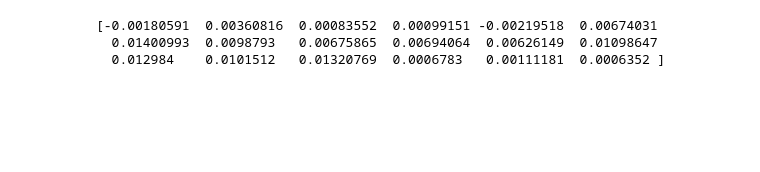
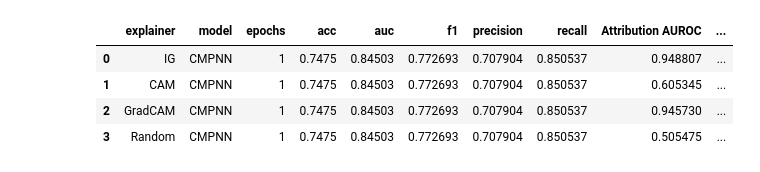
Before and after one commit to helipajari/mpp-comp-suff, a Jupyter notebook: Examples/Comprehensiveness_Sufficiency.ipynb, the cells around one changed output. Cells and saved outputs as stored; diff of their text form; code cells hidden in the pictures; blank space fills up the shorter version.

Commit message:
Comments for comp and suff notebook

```diff
--- a/Examples/Comprehensiveness_Sufficiency.ipynb
+++ b/Examples/Comprehensiveness_Sufficiency.ipynb
@@ -76,14 +99,5 @@ CMPNN
 # %%
-# output directory for trained model and explanations
-OUTPUT_DIR = f'../Outputs/Experiment' # /{datetime.now().strftime("%Y%m%d_%H%M%S")}
-# OUTPUT_DIR = '../Outputs' # original output path, overwrites results
-
-# output the explanations (optionally model) here
-output_dir = Path(OUTPUT_DIR)
-
-# use this model, else train a new one
-MODELPATH = '../Outputs/20240524_164403/CMPNN_Benzene_explainer/CMPNN.pt'
-if MODELPATH is None:
-    MODELPATH = os.path.join(OUTPUT_DIR, f"{MODEL}_{DATASET}_explainer", f"{MODEL}.pt")
-
-os.makedirs(OUTPUT_DIR, exist_ok=True)
+config_file = '../MolRep/Configs/config_{}.yml'.format(MODEL)
+model_configurations = Grid(config_file)
+model_configuration = Config(**model_configurations[0])
+dataset_configuration = DatasetConfig(DATASET, data_dict=data_stats)
@@ -186,26 +215,35 @@ Moving model to cuda
 # %%
 import copy
 
 # path to model and explanations
 
 x = os.path.join(output_dir, f"{MODEL}_{DATASET}_explainer", "SVG", f"IG_{model_configuration['num_epochs']}_epochs" , "importances.csv")
 # IMPORTANCES_PATH = '../Outputs/20240524_164403/CMPNN_Benzene_explainer/SVG/IG_1_epochs/importances.csv'
 
 # os.path.join(output_dir, f"{MODEL}_{DATASET}_explainer", "SVG", f"{ATTRIBUTION}_{DATASET}_explainer" , "importances.csv")
 IMPORTANCES_PATH = x
 
-# TODO if reading importances from a csv, must convert importances from a string of an array of floats to an actual array of floats
 
 # svg_dir = os.path.join(OUTPUT_DIR, f"{MODEL}_{DATASET}_explainer", "SVG", f"{ATTRIBUTION}_{model_configuration['num_epochs']}_epochs")
 # df.to_csv(os.path.join(svg_dir, ), index=False)
+
 # df = pd.read_csv(IMPORTANCES_PATH)
 # print(df['Atom_importance'].iat[3])
 
-# print(explainer_accuracies)
+# TODO if reading importances from a csv, must convert importances from a string of an array of floats to an actual array of floats
+# TODO write explainer_accuracies and atom importances to a file if they arent already
+# TODO write a method to import them back to notebook
 
-# print(importances_df[importances_df.attribution == 'IG']['Atom_importance'][0][0])
+y = os.path.join(output_dir, f"{MODEL}_{DATASET}_explainer", f"{model_configuration['num_epochs']}_epochs")
+
+# df.to_csv(os.path.join(svg_dir, "importances.csv"), index=False)
+os.makedirs(y, exist_ok=True)
+# explainer_accuracies_df.to_csv(y, "explainer_accuracies.csv", index=False)
+explainer_accuracies_df
 # %% [output]
-[-0.00180591  0.00360816  0.00083552  0.00099151 -0.00219518  0.00674031
-  0.01400993  0.0098793   0.00675865  0.00694064  0.00626149  0.01098647
-  0.012984    0.0101512   0.01320769  0.0006783   0.00111181  0.0006352 ]
+|  | explainer | model | epochs | acc | auc | f1 | precision | recall | Attribution AUROC | ... |
+| 0 | IG | CMPNN | 1 | 0.7475 | 0.84503 | 0.772693 | 0.707904 | 0.850537 | 0.948807 | ... |
+| 1 | CAM | CMPNN | 1 | 0.7475 | 0.84503 | 0.772693 | 0.707904 | 0.850537 | 0.605345 | ... |
+| 2 | GradCAM | CMPNN | 1 | 0.7475 | 0.84503 | 0.772693 | 0.707904 | 0.850537 | 0.945730 | ... |
+| 3 | Random | CMPNN | 1 | 0.7475 | 0.84503 | 0.772693 | 0.707904 | 0.850537 | 0.505475 | ... |
 # %%
```
Also changed, not shown: parts of 18 cells of this notebook.
